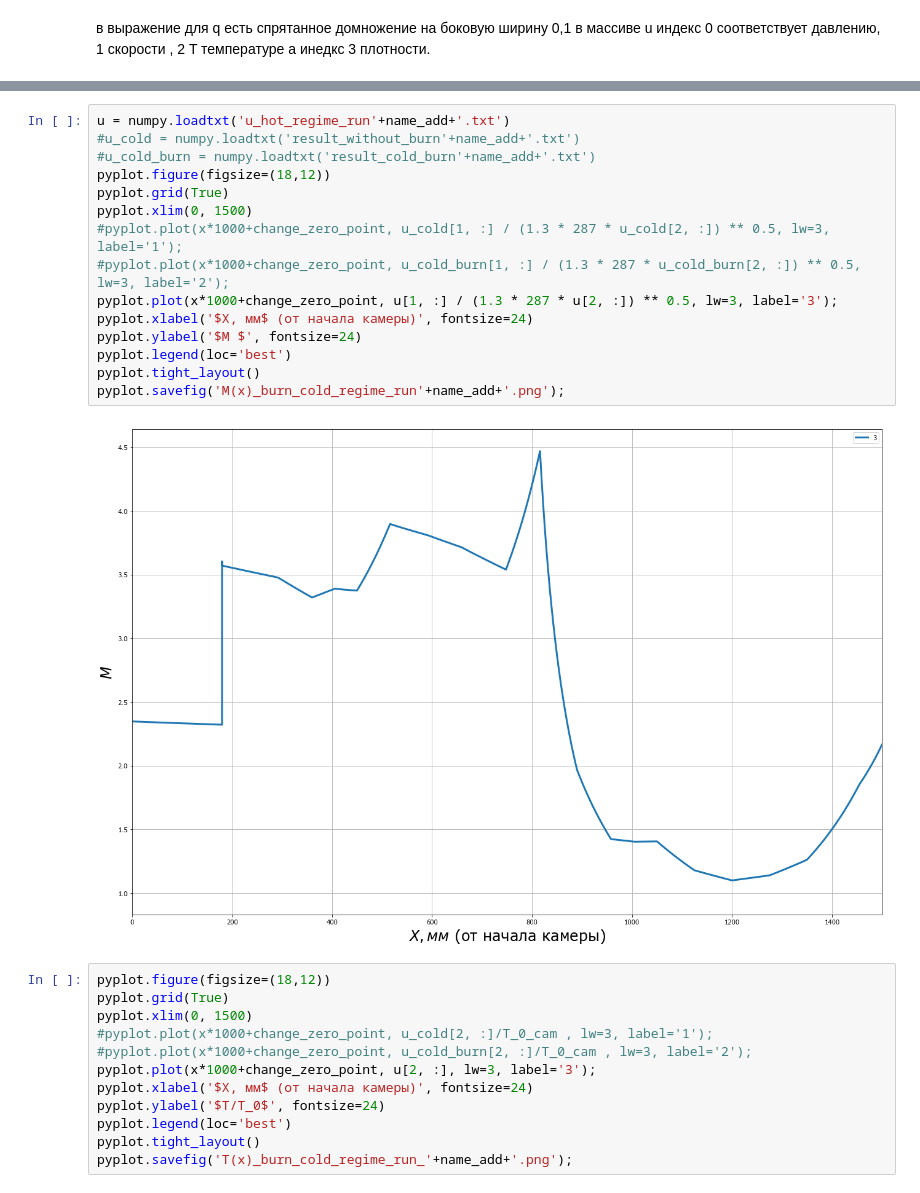
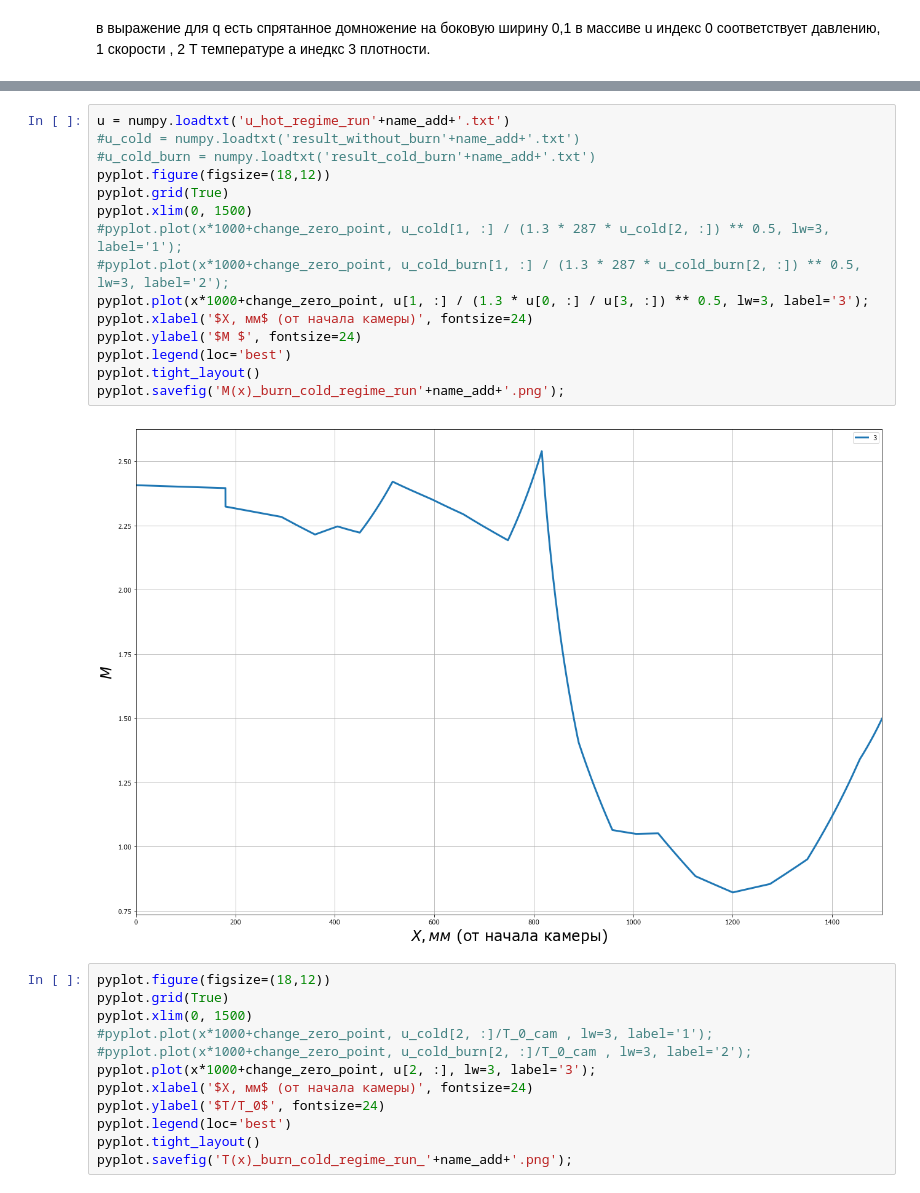
Before and after one commit to Roman-B1/CompMath-Project, a Jupyter notebook: Bakh/1D_eq_quasi.ipynb, the cells around one changed output, grey strips where cells are left out. Saved outputs shown, nothing was run; the diff lists cells and outputs as text.

```diff
--- a/Bakh/1D_eq_quasi.ipynb
+++ b/Bakh/1D_eq_quasi.ipynb
@@ -774,20 +806,20 @@ pyplot.savefig('Q(x)_hot_regime_run'+name_add+'.png');
 # %%
 u = numpy.loadtxt('u_hot_regime_run'+name_add+'.txt')
 #u_cold = numpy.loadtxt('result_without_burn'+name_add+'.txt')
 #u_cold_burn = numpy.loadtxt('result_cold_burn'+name_add+'.txt')
 pyplot.figure(figsize=(18,12))
 pyplot.grid(True)
 pyplot.xlim(0, 1500)
 #pyplot.plot(x*1000+change_zero_point, u_cold[1, :] / (1.3 * 287 * u_cold[2, :]) ** 0.5, lw=3, label='1');
 #pyplot.plot(x*1000+change_zero_point, u_cold_burn[1, :] / (1.3 * 287 * u_cold_burn[2, :]) ** 0.5, lw=3, label='2');
-pyplot.plot(x*1000+change_zero_point, u[1, :] / (1.3 * 287 * u[2, :]) ** 0.5, lw=3, label='3');
+pyplot.plot(x*1000+change_zero_point, u[1, :] / (1.3 * u[0, :] / u[3, :]) ** 0.5, lw=3, label='3');
 pyplot.xlabel('$X, мм$ (от начала камеры)', fontsize=24)
 pyplot.ylabel('$M $', fontsize=24)
 pyplot.legend(loc='best')
 pyplot.tight_layout()
 pyplot.savefig('M(x)_burn_cold_regime_run'+name_add+'.png');
 # %% [output]
-[figure, old version]
+[figure, new version]
 # %%
 pyplot.figure(figsize=(18,12))
 pyplot.grid(True)
```
Also changed, not shown: parts of 16 cells of this notebook, 15 other files.
